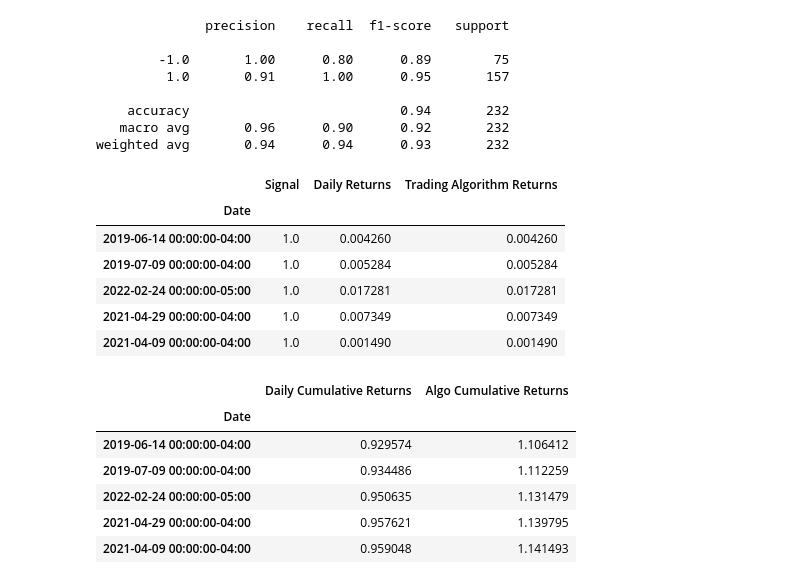
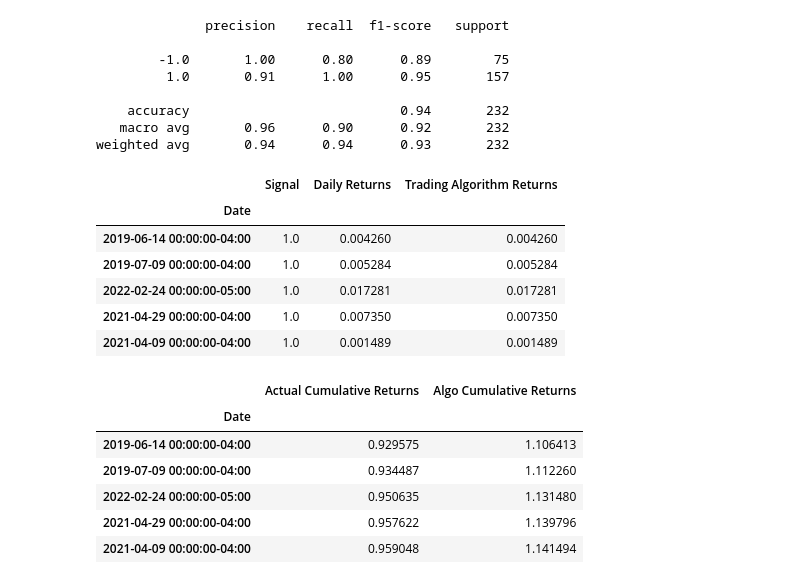
Before and after one commit to amirctech/Financial-Analysis-of-Real-Estate-Stocks, a Jupyter notebook: Real_Estate_XLRE.ipynb, the cells around one changed output. Drawn from its saved outputs; the diff is of its cells as text; code cells hidden in the pictures.

```diff
--- a/Real_Estate_XLRE.ipynb
+++ b/Real_Estate_XLRE.ipynb
@@ -134,7 +155,12 @@ print(sortino_ratio)
+# %%
+short_window = 49
+long_window = 99
+# %%
+df['Signal'] = 0.0
 # %%
-df = df.set_index(["Date"])
 
-df['SMA_Short'] = df['Close'].rolling(window=49).mean()
-df['SMA_Long'] = df['Close'].rolling(window=99).mean()
+
+df['SMA_Short'] = df['Close'].rolling(window=short_window).mean()
+df['SMA_Long'] = df['Close'].rolling(window=long_window).mean()
 df.head()
 # %% [output]
@@ -148,6 +173,6 @@ df.head()
 # %%
 # Create a binary target variable: 1 for buy signal, -1 for sell signal
 
-df['Signal'] = np.where(df['SMA_Short'] > df['SMA_Long'], 1, -1)
+df['Signal'][short_window:] = np.where(df['SMA_Short'][short_window:] > df['SMA_Long'][short_window:], 1.0, -1.0)
 df.head()
 # %% [output]
@@ -334,21 +363,21 @@ predictions_df.tail()
 | 2019-06-14 00:00:00-04:00 | 1.0 | 0.004260 | 0.004260 |
 | 2019-07-09 00:00:00-04:00 | 1.0 | 0.005284 | 0.005284 |
 | 2022-02-24 00:00:00-05:00 | 1.0 | 0.017281 | 0.017281 |
-| 2021-04-29 00:00:00-04:00 | 1.0 | 0.007349 | 0.007349 |
-| 2021-04-09 00:00:00-04:00 | 1.0 | 0.001490 | 0.001490 |
+| 2021-04-29 00:00:00-04:00 | 1.0 | 0.007350 | 0.007350 |
+| 2021-04-09 00:00:00-04:00 | 1.0 | 0.001489 | 0.001489 |
 # %%
 #Calcualte the cumulative returns for the actual returns and trading algorithm returns
 cumulative_df = pd.DataFrame(index=X_test.index)
-cumulative_df['Daily Cumulative Returns'] = (1 + predictions_df[['Daily Returns']]).cumprod()
+cumulative_df['Actual Cumulative Returns'] = (1 + predictions_df[['Daily Returns']]).cumprod()
 cumulative_df['Algo Cumulative Returns'] = (1 + predictions_df[['Trading Algorithm Returns']]).cumprod()
 
 #Review the cumulative returns dataframe
 cumulative_df.tail()
 # %% [output]
-|  | Daily Cumulative Returns | Algo Cumulative Returns |
+|  | Actual Cumulative Returns | Algo Cumulative Returns |
 | Date |  |  |
-| 2019-06-14 00:00:00-04:00 | 0.929574 | 1.106412 |
-| 2019-07-09 00:00:00-04:00 | 0.934486 | 1.112259 |
-| 2022-02-24 00:00:00-05:00 | 0.950635 | 1.131479 |
-| 2021-04-29 00:00:00-04:00 | 0.957621 | 1.139795 |
-| 2021-04-09 00:00:00-04:00 | 0.959048 | 1.141493 |
+| 2019-06-14 00:00:00-04:00 | 0.929575 | 1.106413 |
+| 2019-07-09 00:00:00-04:00 | 0.934487 | 1.112260 |
+| 2022-02-24 00:00:00-05:00 | 0.950635 | 1.131480 |
+| 2021-04-29 00:00:00-04:00 | 0.957622 | 1.139796 |
+| 2021-04-09 00:00:00-04:00 | 0.959048 | 1.141494 |
```
Also changed, not shown: parts of 33 cells of this notebook, 3 other files.
